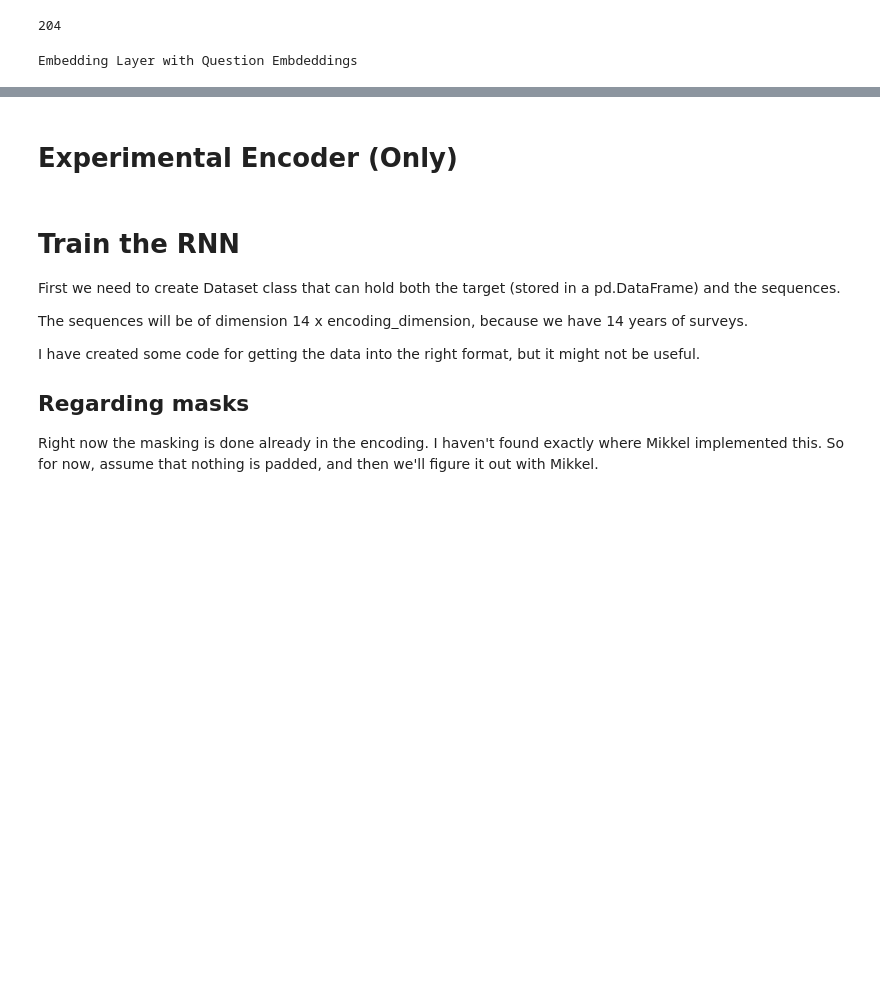
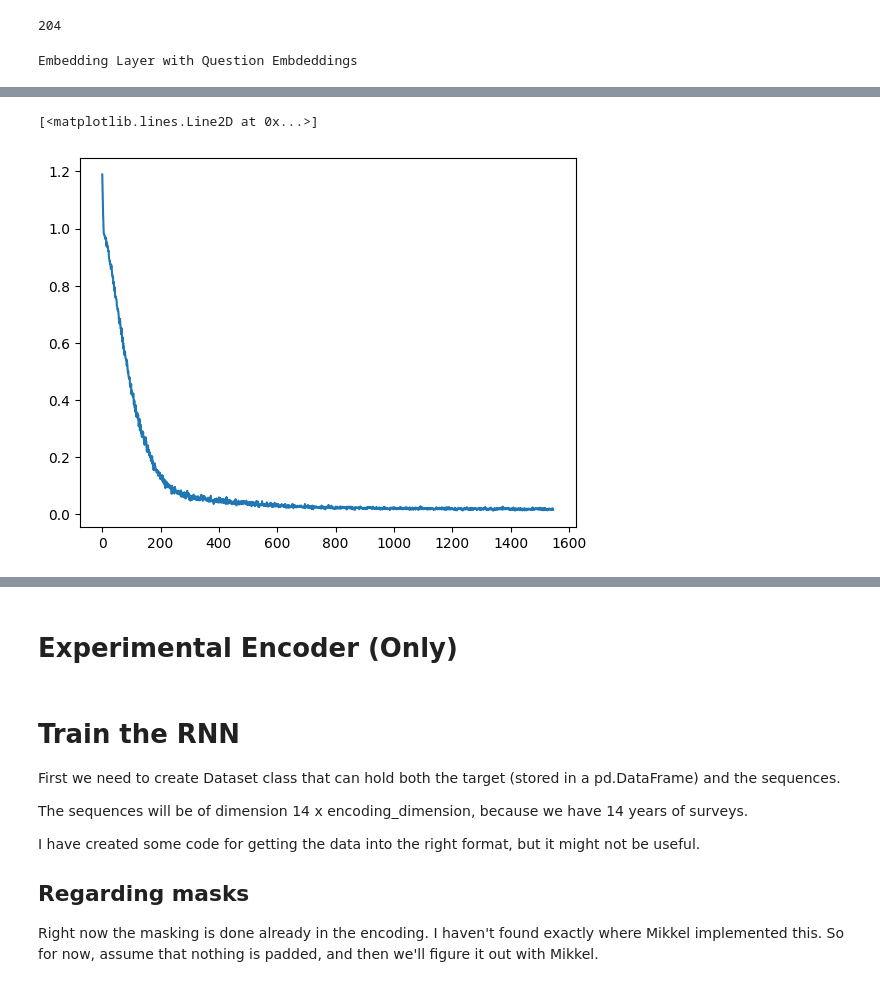
Before and after one commit to Lasse-mohr/fertility-prediction-challenge, a Jupyter notebook: train_experimental.ipynb, the cells around one changed output, grey strips where cells are left out. Cells and saved outputs as stored; diff of their text form; code cells hidden in the pictures; blank space fills up the shorter version.

```diff
--- a/train_experimental.ipynb
+++ b/train_experimental.ipynb
@@ -143,3 +142,8 @@ KeyboardInterrupt:
+# %%
+plt.plot(all_loss)
+# %% [output]
+[<matplotlib.lines.Line2D at 0x...>]
+[figure, added]
 # %%
 #import umap
 w = encoder.embedding.question_embedding.weight.detach().cpu().numpy()
```
Also changed, not shown: parts of 9 cells of this notebook, 6 other files.
